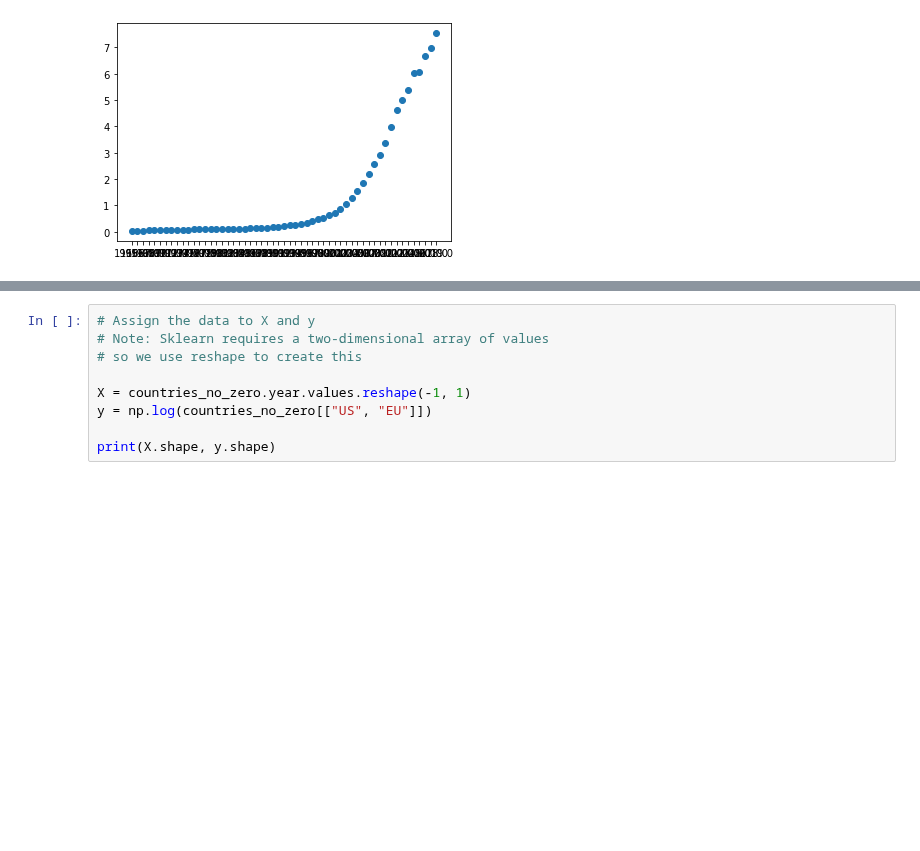
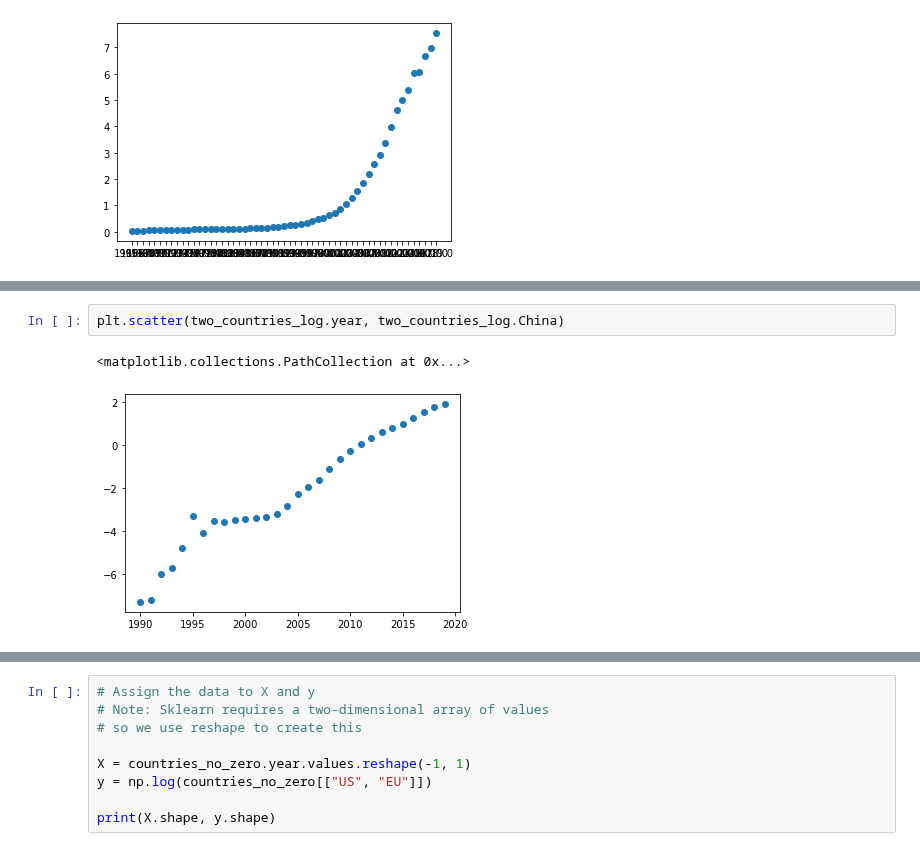
Before and after one commit to yuyhong23/One-Hot_Future, a Jupyter notebook: renewable_countries_ml.ipynb, the cells around one changed output, grey strips where cells are left out. Drawn from its saved outputs; the diff is of its cells as text; blank space fills up the shorter version.

```diff
--- a/renewable_countries_ml.ipynb
+++ b/renewable_countries_ml.ipynb
@@ -168,0 +245,5 @@ plt.scatter(no_zero.year, no_zero.US)
+# %%
+plt.scatter(two_countries_log.year, two_countries_log.China)
+# %% [output]
+<matplotlib.collections.PathCollection at 0x...>
+[figure, added]
```
Also changed, not shown: parts of 37 cells of this notebook.
